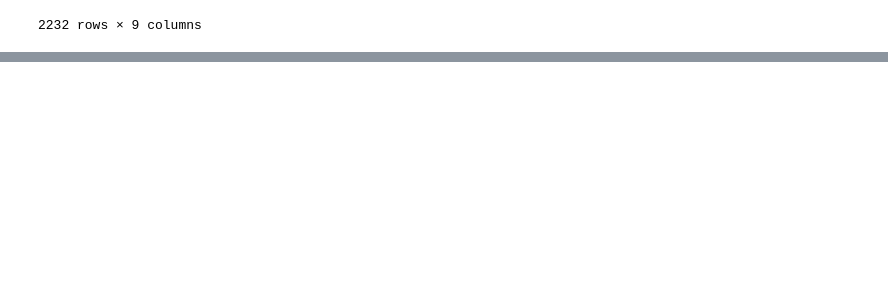
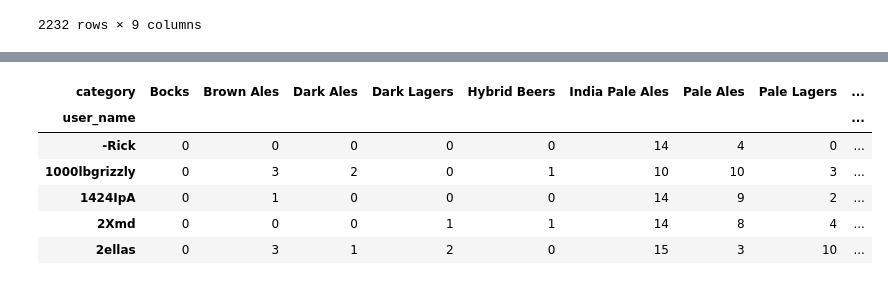
Before and after one commit to epfl-ada/ada-2022-project-radar, a Jupyter notebook: m3_clean.ipynb, the cells around one changed output, grey strips where cells are left out. Saved outputs shown, nothing was run; the diff lists cells and outputs as text; code cells hidden in the pictures; blank space fills up the shorter version.

```diff
--- a/m3_clean.ipynb
+++ b/m3_clean.ipynb
@@ -478,0 +458,15 @@ fig.write_html("centroid.html")
+# %%
+# How many beers of different categories a user rated in his last 50 ratings
+
+df_to_cluster_last = df_valid_ratings[df_valid_ratings["rating_number"] >= 450]
+user_to_cat_last = df_to_cluster_last.groupby(["user_name", "category"])["beer_id"].count()
+user_to_cat_last = user_to_cat_last.unstack(level=-1, fill_value = 0)
+user_to_cat_last.head(5)
+# %% [output]
+| category | Bocks | Brown Ales | Dark Ales | Dark Lagers | Hybrid Beers | India Pale Ales | Pale Ales | Pale Lagers | ... |
+| user_name |  |  |  |  |  |  |  |  | ... |
+| -Rick | 0 | 0 | 0 | 0 | 0 | 14 | 4 | 0 | ... |
+| 1000lbgrizzly | 0 | 3 | 2 | 0 | 1 | 10 | 10 | 3 | ... |
+| 1424IpA | 0 | 1 | 0 | 0 | 0 | 14 | 9 | 2 | ... |
+| 2Xmd | 0 | 0 | 0 | 1 | 1 | 14 | 8 | 4 | ... |
+| 2ellas | 0 | 3 | 1 | 2 | 0 | 15 | 3 | 10 | ... |
```
Also changed, not shown: parts of 14 cells of this notebook, 5 other files.
